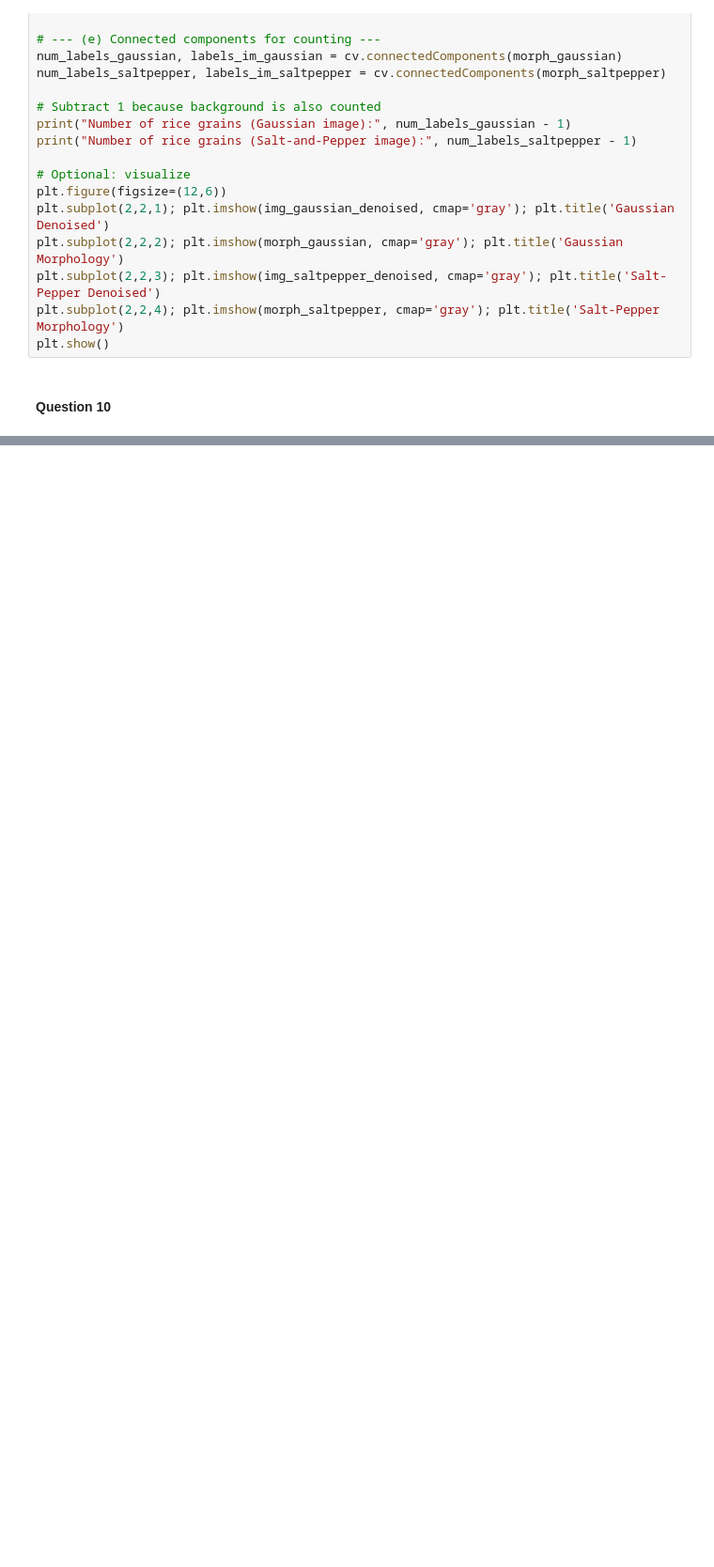
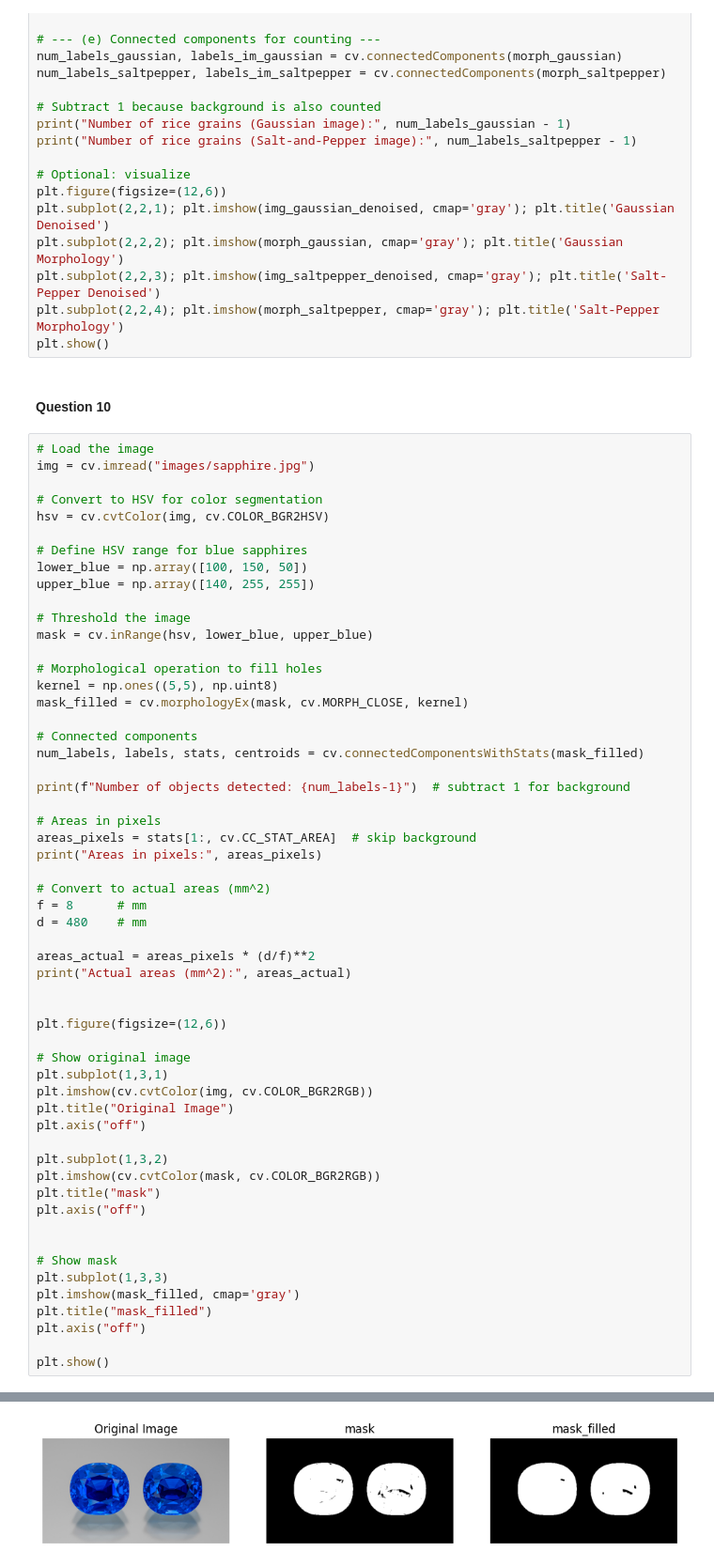
Before and after one commit to pramodiperera/IT5437, a Jupyter notebook: code.ipynb, the cells around one changed output, grey strips where cells are left out. Shown at 94% size. Cells and saved outputs as stored; diff of their text form; blank space fills up the shorter version.

```diff
--- a/code.ipynb
+++ b/code.ipynb
@@ -581,3 +581,60 @@ plt.subplot(2,2,4); plt.imshow(morph_saltpepper, cmap='gray'); plt.title('Salt-P
 plt.show()
 # %% [markdown]
 #### Question 10
+# %%
+# Load the image
+img = cv.imread("images/sapphire.jpg")
+
+# Convert to HSV for color segmentation
+hsv = cv.cvtColor(img, cv.COLOR_BGR2HSV)
+
+# Define HSV range for blue sapphires
+lower_blue = np.array([100, 150, 50])
+upper_blue = np.array([140, 255, 255])
+
+# Threshold the image
+mask = cv.inRange(hsv, lower_blue, upper_blue)
+
+# Morphological operation to fill holes
+kernel = np.ones((5,5), np.uint8)
+mask_filled = cv.morphologyEx(mask, cv.MORPH_CLOSE, kernel)
+
+# Connected components
+num_labels, labels, stats, centroids = cv.connectedComponentsWithStats(mask_filled)
+
+print(f"Number of objects detected: {num_labels-1}")  # subtract 1 for background
+
+# Areas in pixels
+areas_pixels = stats[1:, cv.CC_STAT_AREA]  # skip background
+print("Areas in pixels:", areas_pixels)
+
+# Convert to actual areas (mm^2)
+f = 8      # mm
+d = 480    # mm
+
+areas_actual = areas_pixels * (d/f)**2
+print("Actual areas (mm^2):", areas_actual)
+
+
+plt.figure(figsize=(12,6))
+
+# Show original image
+plt.subplot(1,3,1)
+plt.imshow(cv.cvtColor(img, cv.COLOR_BGR2RGB))
+plt.title("Original Image")
+plt.axis("off")
+
+plt.subplot(1,3,2)
+plt.imshow(cv.cvtColor(mask, cv.COLOR_BGR2RGB))
+plt.title("mask")
+plt.axis("off")
+
+
+# Show mask
+plt.subplot(1,3,3)
+plt.imshow(mask_filled, cmap='gray')
+plt.title("mask_filled")
+plt.axis("off")
+
+plt.show()
+# %% [output]
@@ -583,0 +644 @@ plt.show()
+[figure, added]
```
Also changed, not shown: parts of 2 cells of this notebook.
